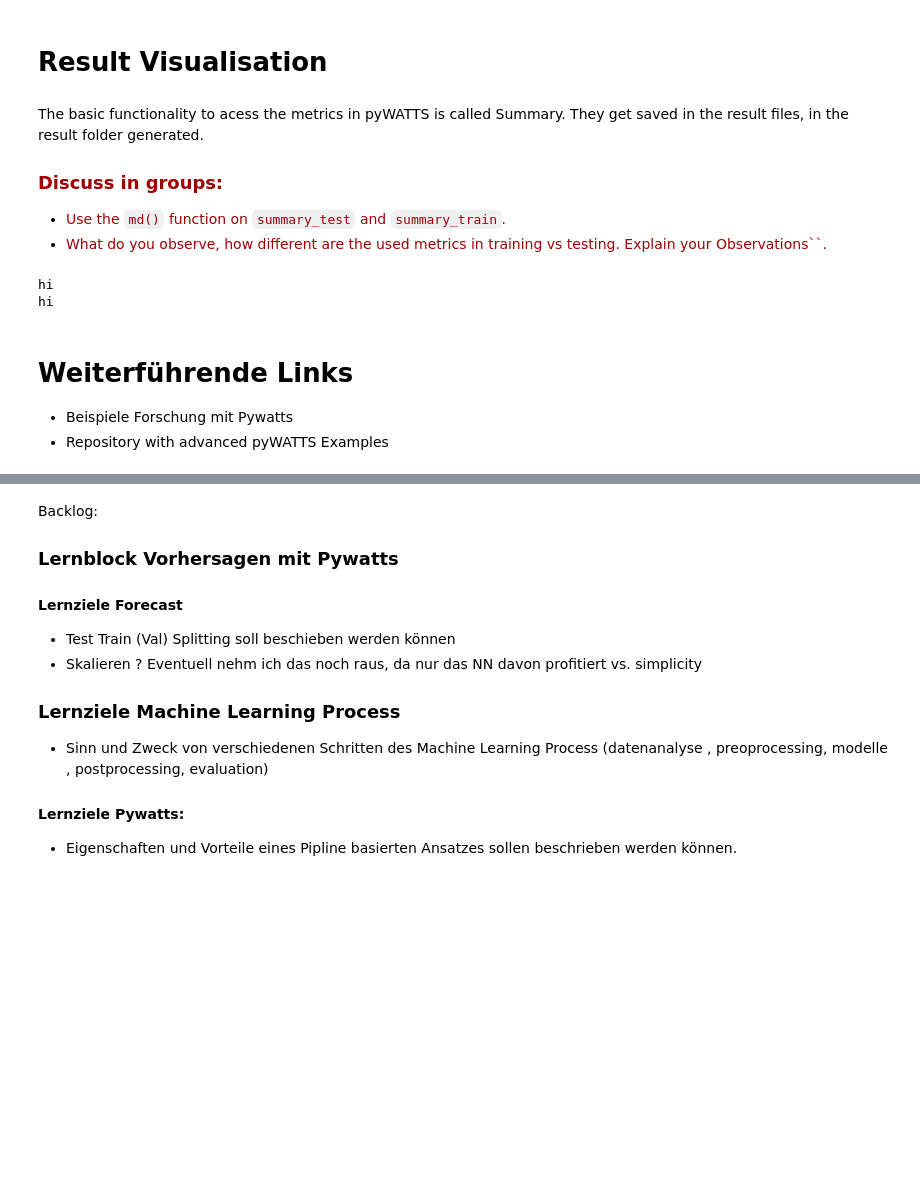
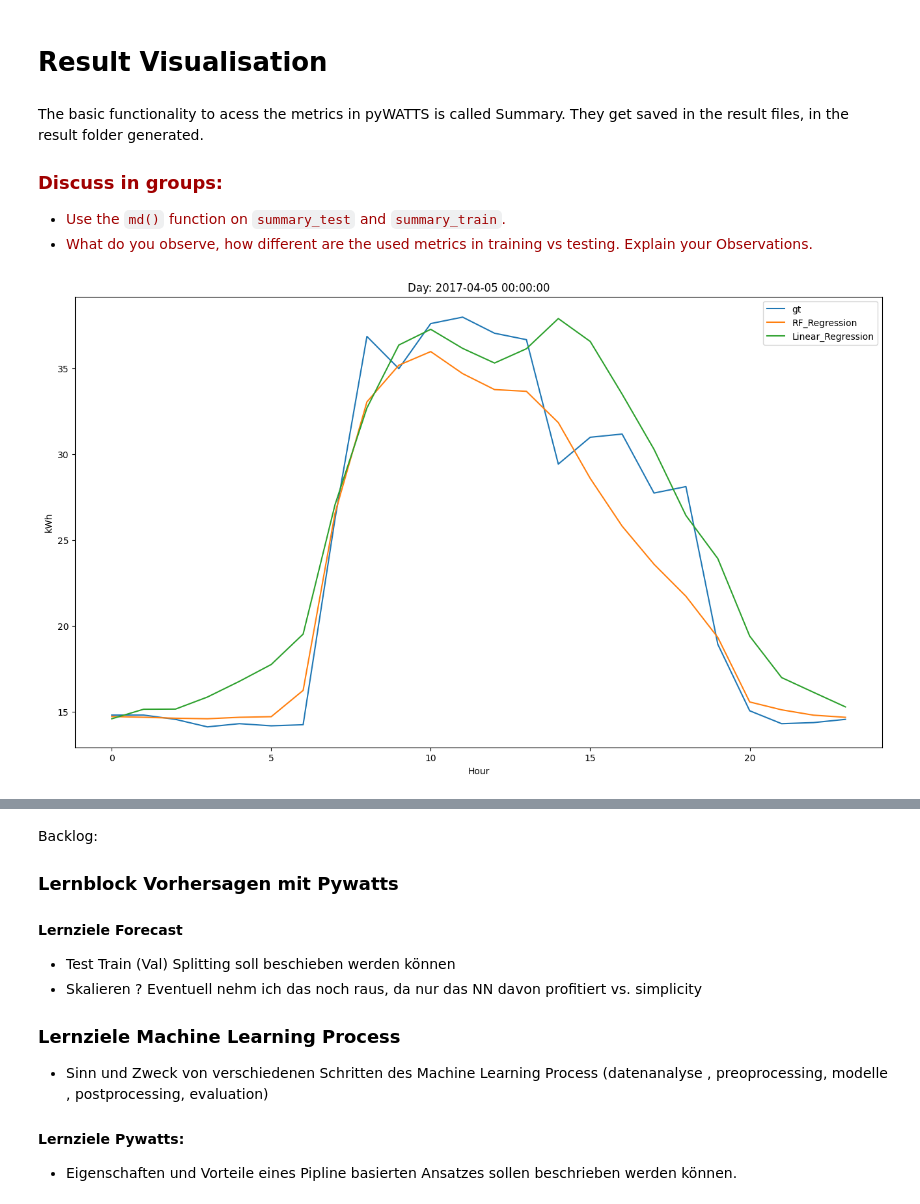
Before and after one commit to Beich2010/uebung-2023-pyWATTS, a Jupyter notebook: uebung_pyWATTS.ipynb, the cells around one changed output, grey strips where cells are left out. Cells and saved outputs as stored; diff of their text form; code cells hidden in the pictures; blank space fills up the shorter version.

```diff
--- a/uebung_pyWATTS.ipynb
+++ b/uebung_pyWATTS.ipynb
@@ -489,19 +490,26 @@ The basic functionality to acess the metrics in pyWATTS is called Summary. They
 
 ### <span style="color:#A00000 "> Discuss in groups: </span>
 - <span style="color:#A00000 "> Use the ``md()`` function on ``summary_test`` and ``summary_train``. </span>
-- <span style="color:#A00000 "> What do you observe, how different are the used metrics in training vs testing. Explain your Observations``. </span>
+- <span style="color:#A00000 "> What do you observe, how different are the used metrics in training vs testing. Explain your Observations. </span>
 # %%
 # us md on the summaries
-# %%
-# Some plots
-
-for x in forecasters:
-    print("hi")
-# %% [output]
-hi
-hi
-# %% [markdown]
-# Weiterführende Links
-
-- Beispiele Forschung mit Pywatts
-- Repository with advanced pyWATTS Examples []()
+# %%
+# Some plots
+
+gt = res_test["target"]
+day = pd.Timestamp("2017-04-05")
+gt_day = gt.sel(utc_timestamp =day).values
+plt.title("Day: " + str(day))
+plt.xlabel("Hour")
+plt.ylabel("kWh")
+x = np.arange(0,24)
+plt.plot(x, gt_day, label="gt" )
+
+for forecaster in forecasters:
+    forecast = res_test["forecast_" + forecaster.name].sel(utc_timestamp =day).values
+    plt.plot(x, forecast, label=forecaster.name)
+
+plt.legend()
+plt.show()
+# %% [output]
+[figure, added]
```
Also changed, not shown: parts of 4 cells of this notebook.
